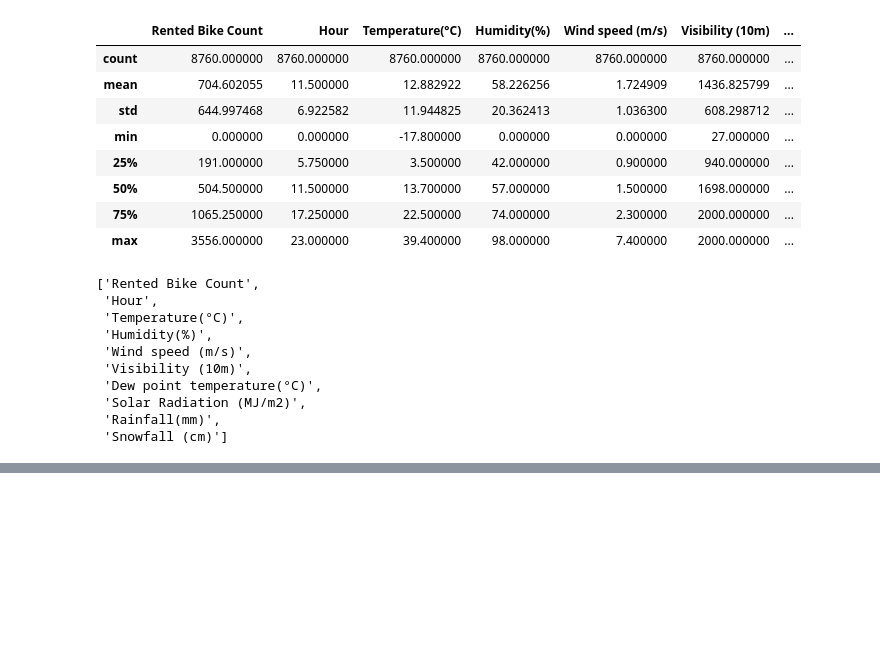
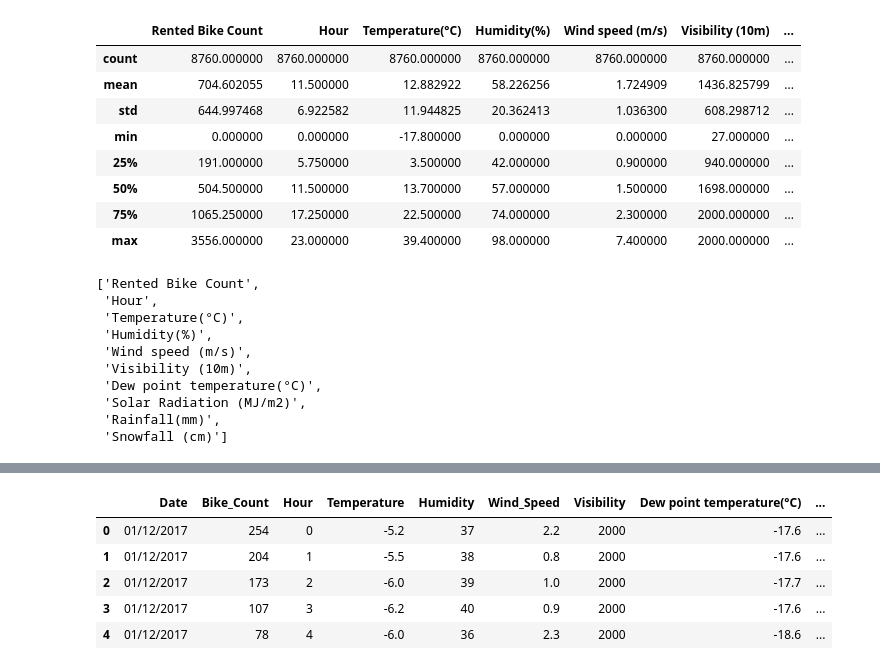
Before and after one commit to junaiskv94/Bike-SHaring-Demand-Prediction, a Jupyter notebook: Bike_Sharing_Demand_Prediction_Capstone_Project.ipynb, the cells around one changed output, grey strips where cells are left out. Saved outputs shown, nothing was run; the diff lists cells and outputs as text; code cells hidden in the pictures; blank space fills up the shorter version.

```diff
--- a/Bike_Sharing_Demand_Prediction_Capstone_Project.ipynb
+++ b/Bike_Sharing_Demand_Prediction_Capstone_Project.ipynb
@@ -221,0 +222,9 @@ categorical_var
+# %%
+df.head()
+# %% [output]
+|  | Date | Bike_Count | Hour | Temperature | Humidity | Wind_Speed | Visibility | Dew point temperature(°C) | ... |
+| 0 | 01/12/2017 | 254 | 0 | -5.2 | 37 | 2.2 | 2000 | -17.6 | ... |
+| 1 | 01/12/2017 | 204 | 1 | -5.5 | 38 | 0.8 | 2000 | -17.6 | ... |
+| 2 | 01/12/2017 | 173 | 2 | -6.0 | 39 | 1.0 | 2000 | -17.7 | ... |
+| 3 | 01/12/2017 | 107 | 3 | -6.2 | 40 | 0.9 | 2000 | -17.6 | ... |
+| 4 | 01/12/2017 | 78 | 4 | -6.0 | 36 | 2.3 | 2000 | -18.6 | ... |
```
Also changed, not shown: parts of 19 cells of this notebook.
